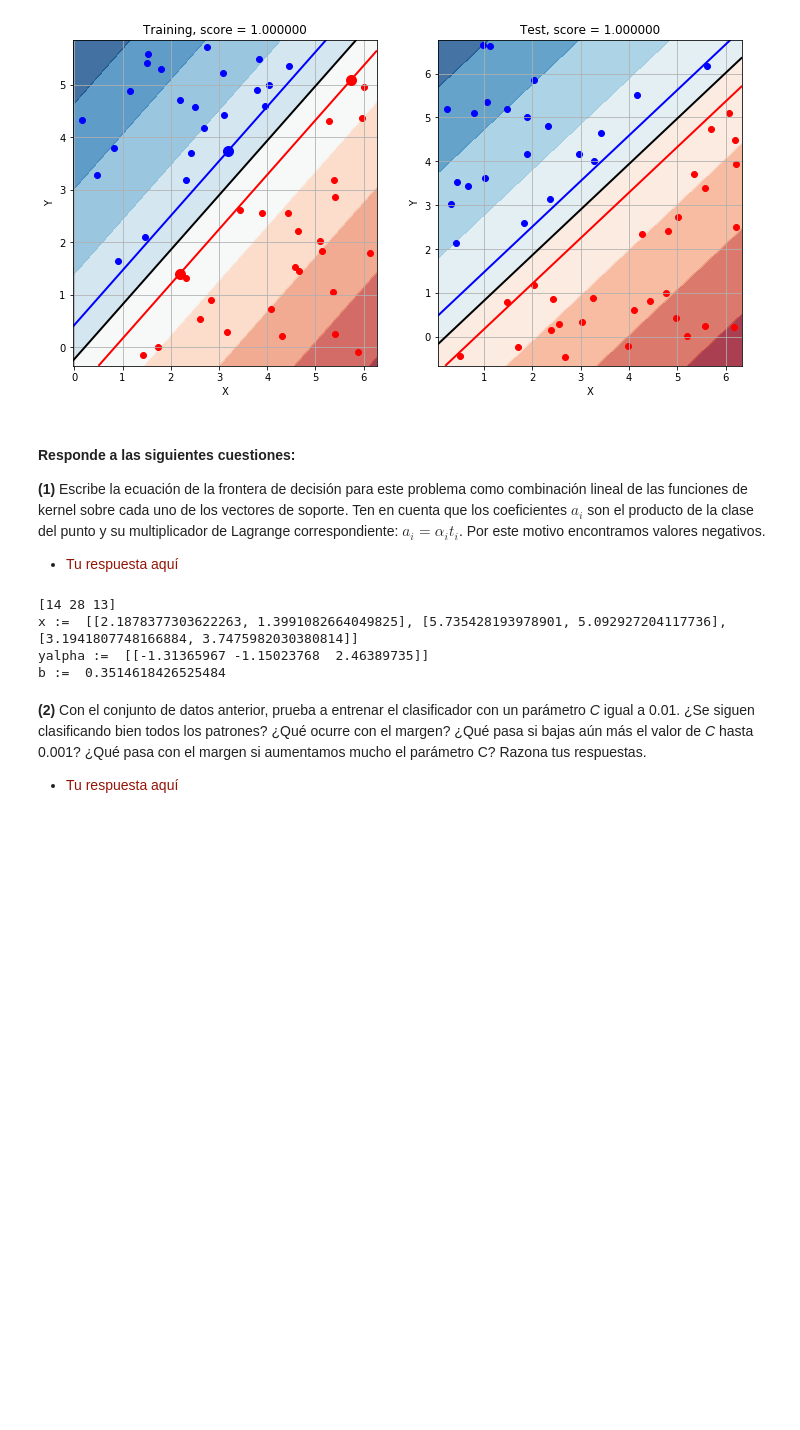
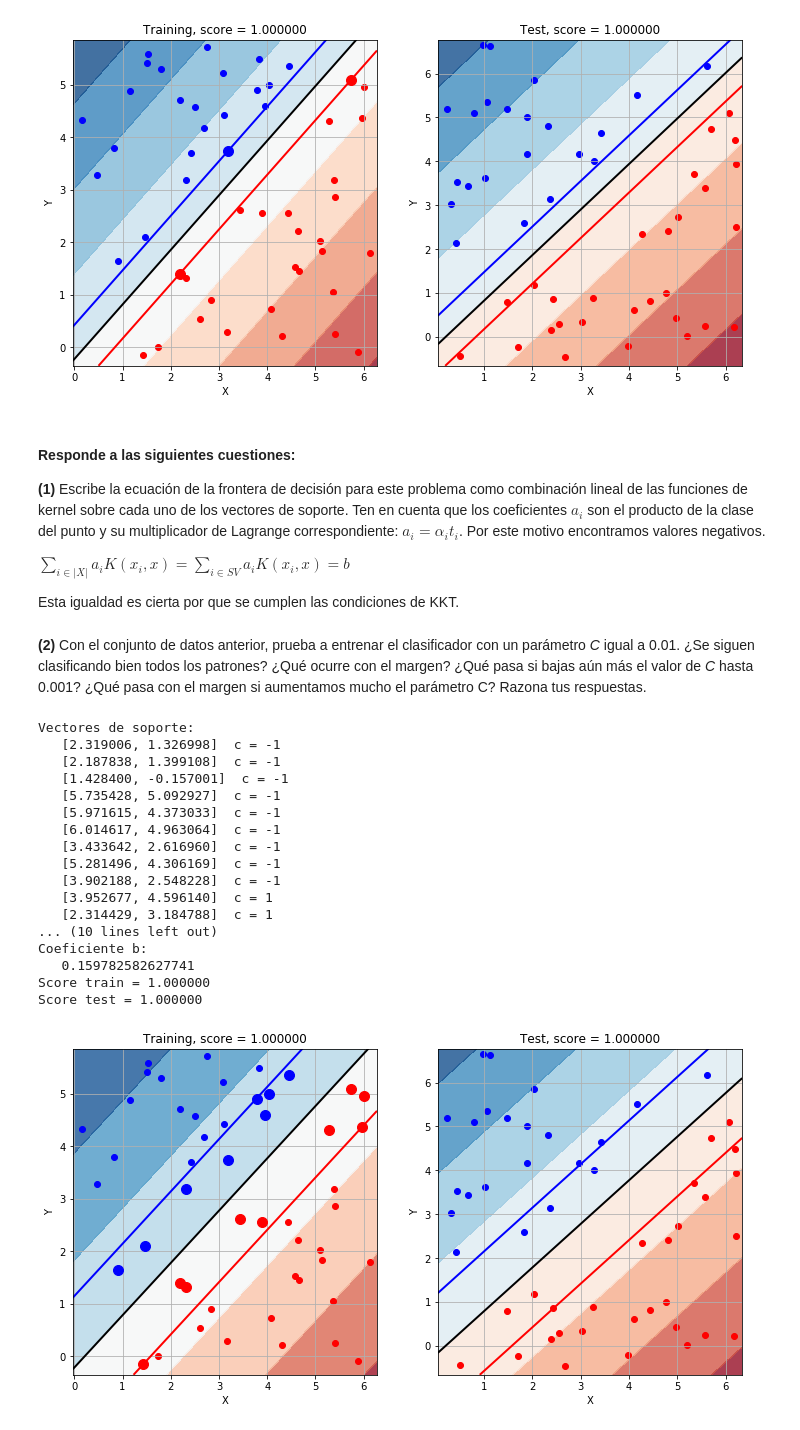
Before and after one commit to davidvicentemartinez/Practica3_SVM, a Jupyter notebook: practica_svm.ipynb, the cells around one changed output. Cells and saved outputs as stored; diff of their text form; code cells hidden in the pictures; blank space fills up the shorter version.

```diff
--- a/practica_svm.ipynb
+++ b/practica_svm.ipynb
@@ -295,25 +408,62 @@ Score test = 1.000000
 
 **(1)** Escribe la ecuación de la frontera de decisión para este problema como combinación lineal de las funciones de kernel sobre cada uno de los vectores de soporte. Ten en cuenta que los coeficientes $a_{i}$ son el producto de la clase del punto y su multiplicador de Lagrange correspondiente: $a_{i} = \alpha_{i} t_{i}$. Por este motivo encontramos valores negativos.
 
-- <font color="#931405">Tu respuesta aquí</font>
+$\displaystyle\sum_{i \in \lvert X \rvert}^{ }a_{i}K(x_{i},x) = \displaystyle\sum_{i \in SV}^{ }a_{i}K(x_{i},x) = b$
+
+Esta igualdad es cierta por que se cumplen las condiciones de  KKT.
-# %%
-X = [[x[i,0], x[i,1]] for i in clf.support_]
-yalpha =  clf.dual_coef_
-b = clf.intercept_[0]
-print("x := ", X)
-print("yalpha := ", yalpha)
-print("b := ", b)
-K = self.evaluate_kernel(z,z)
-        YA = np.tile(yalpha,(n,1))
-        F1 = np.multiply(K,YA)
-        sumatory = np.sum(F1, axis= 1)
-        f = np.subtract(sumatory,b)
-# %% [output]
-[14 28 13]
-x :=  [[2.1878377303622263, 1.3991082664049825], [5.735428193978901, 5.092927204117736], [3.1941807748166884, 3.7475982030380814]]
-yalpha :=  [[-1.31365967 -1.15023768  2.46389735]]
-b :=  0.3514618426525484
 # %% [markdown]
 **(2)** Con el conjunto de datos anterior, prueba a entrenar el clasificador con un parámetro *C* igual a 0.01. ¿Se siguen clasificando bien todos los patrones? ¿Qué ocurre con el margen? ¿Qué pasa si bajas aún más el valor de *C* hasta 0.001? ¿Qué pasa con el margen si aumentamos mucho el parámetro C? Razona tus respuestas.
-
-- <font color="#931405">Tu respuesta aquí</font>
+# %%
+# Construcción del clasificador:
+clf = SVC(C=0.1, kernel='linear', degree=1.0, coef0=1.0, gamma=0.1)
+clf.fit(x, y)
+
+# Vectores de soporte:
+print("Vectores de soporte:")
+for i in clf.support_:
+    print("   [%f, %f]  c = %d" % (x[i,0], x[i,1], y[i]))
+
+# Coeficientes a_i y b:
+print("Coeficientes a_i:")
+print("  ", clf.dual_coef_)
+print("Coeficiente b:")
+print("  ", clf.intercept_[0])
+
+# Calculo del acierto en los conjuntos de entrenamiento y test:
+score_train = clf.score(x, y)
+print("Score train = %f" % (score_train))
+score_test = clf.score(xtest, ytest)
+print("Score test = %f" % (score_test))
+
+# Gráficas:
+plt.figure(figsize=(12,6))
+
+plt.subplot(121)
+plotModel(x[:,0],x[:,1],y,clf,"Training, score = %f" % (score_train))
+for i in clf.support_:
+    if y[i] == -1:
+        plt.plot(x[i,0],x[i,1],'ro',ms=10)
+    else:
+        plt.plot(x[i,0],x[i,1],'bo',ms=10)
+
+plt.subplot(122)
+plotModel(xtest[:,0],xtest[:,1],ytest,clf,"Test, score = %f" % (score_test))
+# %% [output]
+Vectores de soporte:
+   [2.319006, 1.326998]  c = -1
+   [2.187838, 1.399108]  c = -1
+   [1.428400, -0.157001]  c = -1
+   [5.735428, 5.092927]  c = -1
+   [5.971615, 4.373033]  c = -1
+   [6.014617, 4.963064]  c = -1
+   [3.433642, 2.616960]  c = -1
+   [5.281496, 4.306169]  c = -1
+   [3.902188, 2.548228]  c = -1
+   [3.952677, 4.596140]  c = 1
+   [2.314429, 3.184788]  c = 1
+... (10 lines left out)
+Coeficiente b:
+   0.159782582627741
+Score train = 1.000000
+Score test = 1.000000
+[figure, added]
```
Also changed, not shown: parts of 32 cells of this notebook, 1 other file.
